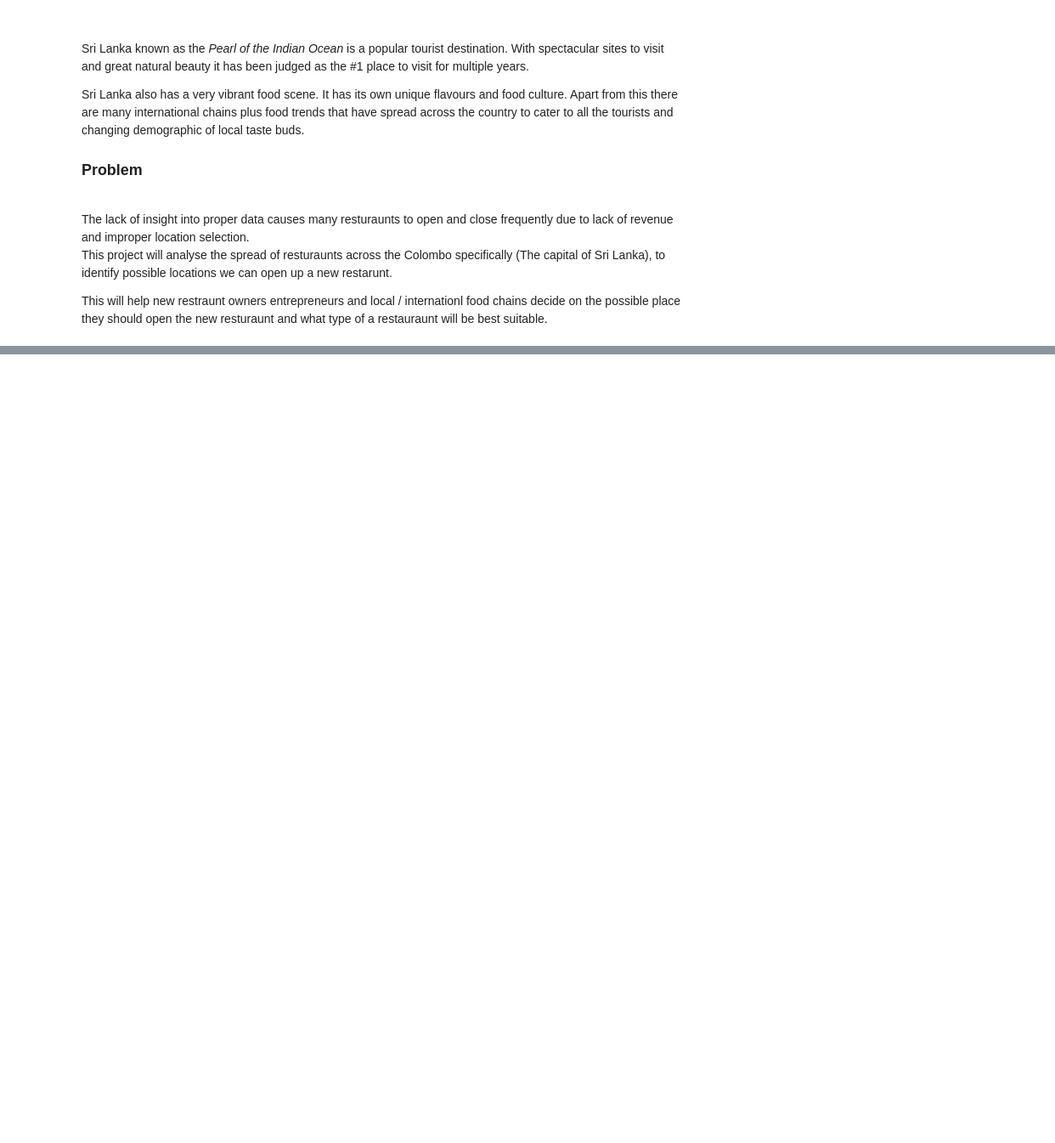
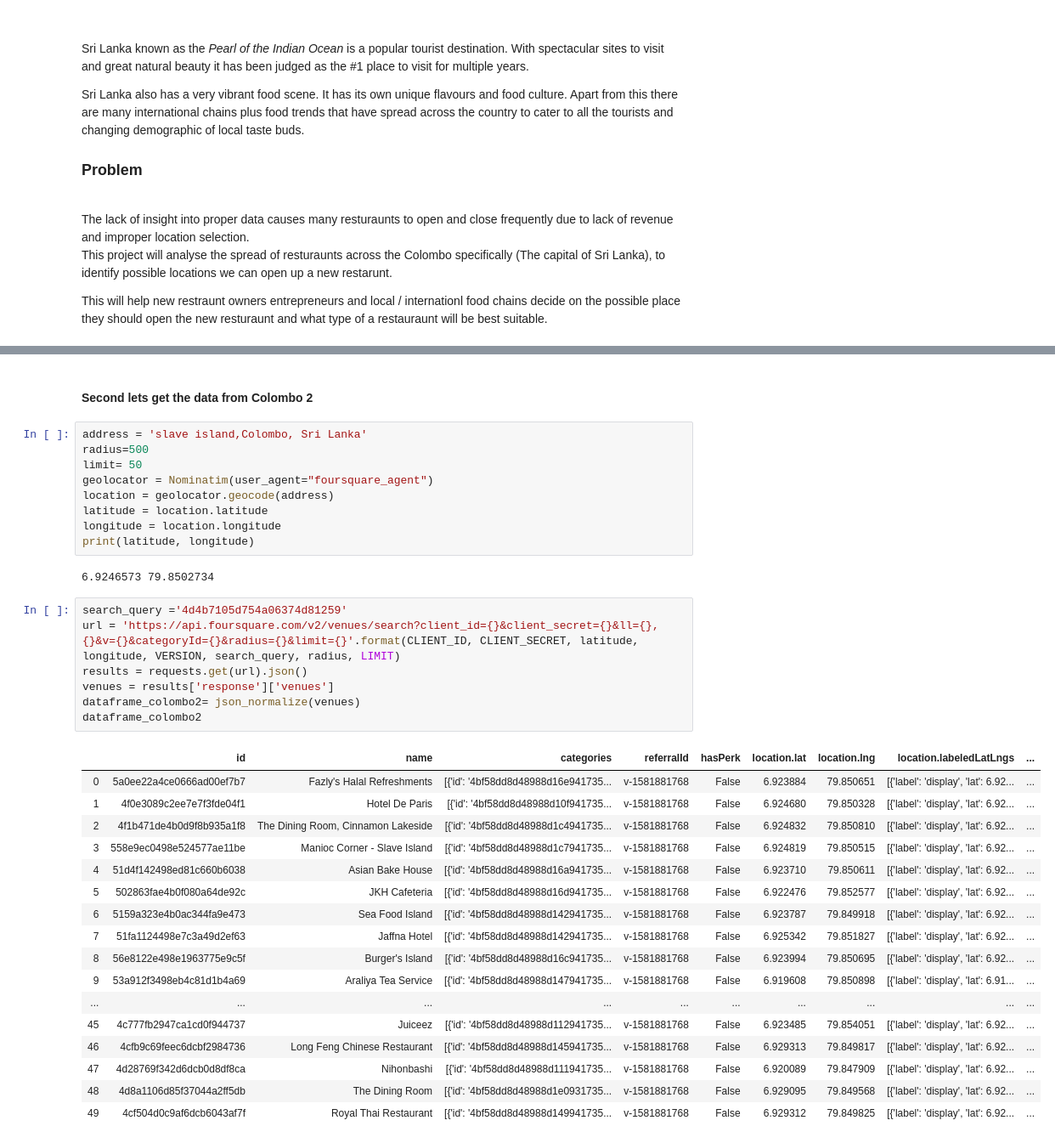
Before and after one commit to Samkobb/Colombo--ri-Lanka---Next-Resturaunt, a Jupyter notebook: Colombo Sri Lanka.ipynb, the cells around one changed output, grey strips where cells are left out. Shown at 85% size. Cells and saved outputs as stored; diff of their text form; blank space fills up the shorter version.

```diff
--- a/Colombo Sri Lanka.ipynb
+++ b/Colombo Sri Lanka.ipynb
@@ -32,0 +186,38 @@ This will help new restraunt owners entrepreneurs and local / internationl food
+# %% [markdown]
+<h4>Second lets get the data from Colombo 2</h4>
+# %%
+address = 'slave island,Colombo, Sri Lanka'
+radius=500
+limit= 50
+geolocator = Nominatim(user_agent="foursquare_agent")
+location = geolocator.geocode(address)
+latitude = location.latitude
+longitude = location.longitude
+print(latitude, longitude)
+# %% [output]
+6.9246573 79.8502734
+# %%
+search_query ='4d4b7105d754a06374d81259'
+url = 'https://api.foursquare.com/v2/venues/search?client_id={}&client_secret={}&ll={},{}&v={}&categoryId={}&radius={}&limit={}'.format(CLIENT_ID, CLIENT_SECRET, latitude, longitude, VERSION, search_query, radius, LIMIT)
+results = requests.get(url).json()
+venues = results['response']['venues']
+dataframe_colombo2= json_normalize(venues)
+dataframe_colombo2
+# %% [output]
+|  | id | name | categories | referralId | hasPerk | location.lat | location.lng | location.labeledLatLngs | ... |
+| 0 | 5a0ee22a4ce0666ad00ef7b7 | Fazly's Halal Refreshments | [{'id': '4bf58dd8d48988d16e941735... | v-1581881768 | False | 6.923884 | 79.850651 | [{'label': 'display', 'lat': 6.92... | ... |
+| 1 | 4f0e3089c2ee7e7f3fde04f1 | Hotel De Paris | [{'id': '4bf58dd8d48988d10f941735... | v-1581881768 | False | 6.924680 | 79.850328 | [{'label': 'display', 'lat': 6.92... | ... |
+| 2 | 4f1b471de4b0d9f8b935a1f8 | The Dining Room, Cinnamon Lakeside | [{'id': '4bf58dd8d48988d1c4941735... | v-1581881768 | False | 6.924832 | 79.850810 | [{'label': 'display', 'lat': 6.92... | ... |
+| 3 | 558e9ec0498e524577ae11be | Manioc Corner - Slave Island | [{'id': '4bf58dd8d48988d1c7941735... | v-1581881768 | False | 6.924819 | 79.850515 | [{'label': 'display', 'lat': 6.92... | ... |
+| 4 | 51d4f142498ed81c660b6038 | Asian Bake House | [{'id': '4bf58dd8d48988d16a941735... | v-1581881768 | False | 6.923710 | 79.850611 | [{'label': 'display', 'lat': 6.92... | ... |
+| 5 | 502863fae4b0f080a64de92c | JKH Cafeteria | [{'id': '4bf58dd8d48988d16d941735... | v-1581881768 | False | 6.922476 | 79.852577 | [{'label': 'display', 'lat': 6.92... | ... |
+| 6 | 5159a323e4b0ac344fa9e473 | Sea Food Island | [{'id': '4bf58dd8d48988d142941735... | v-1581881768 | False | 6.923787 | 79.849918 | [{'label': 'display', 'lat': 6.92... | ... |
+| 7 | 51fa1124498e7c3a49d2ef63 | Jaffna Hotel | [{'id': '4bf58dd8d48988d142941735... | v-1581881768 | False | 6.925342 | 79.851827 | [{'label': 'display', 'lat': 6.92... | ... |
+| 8 | 56e8122e498e1963775e9c5f | Burger's Island | [{'id': '4bf58dd8d48988d16c941735... | v-1581881768 | False | 6.923994 | 79.850695 | [{'label': 'display', 'lat': 6.92... | ... |
+| 9 | 53a912f3498eb4c81d1b4a69 | Araliya Tea Service | [{'id': '4bf58dd8d48988d147941735... | v-1581881768 | False | 6.919608 | 79.850898 | [{'label': 'display', 'lat': 6.91... | ... |
+| ... | ... | ... | ... | ... | ... | ... | ... | ... | ... |
+| 45 | 4c777fb2947ca1cd0f944737 | Juiceez | [{'id': '4bf58dd8d48988d112941735... | v-1581881768 | False | 6.923485 | 79.854051 | [{'label': 'display', 'lat': 6.92... | ... |
+| 46 | 4cfb9c69feec6dcbf2984736 | Long Feng Chinese Restaurant | [{'id': '4bf58dd8d48988d145941735... | v-1581881768 | False | 6.929313 | 79.849817 | [{'label': 'display', 'lat': 6.92... | ... |
+| 47 | 4d28769f342d6dcb0d8df8ca | Nihonbashi | [{'id': '4bf58dd8d48988d111941735... | v-1581881768 | False | 6.920089 | 79.847909 | [{'label': 'display', 'lat': 6.92... | ... |
+| 48 | 4d8a1106d85f37044a2ff5db | The Dining Room | [{'id': '4bf58dd8d48988d1e0931735... | v-1581881768 | False | 6.929095 | 79.849568 | [{'label': 'display', 'lat': 6.92... | ... |
+| 49 | 4cf504d0c9af6dcb6043af7f | Royal Thai Restaurant | [{'id': '4bf58dd8d48988d149941735... | v-1581881768 | False | 6.929312 | 79.849825 | [{'label': 'display', 'lat': 6.92... | ... |
```
Also changed, not shown: parts of 48 cells of this notebook.
